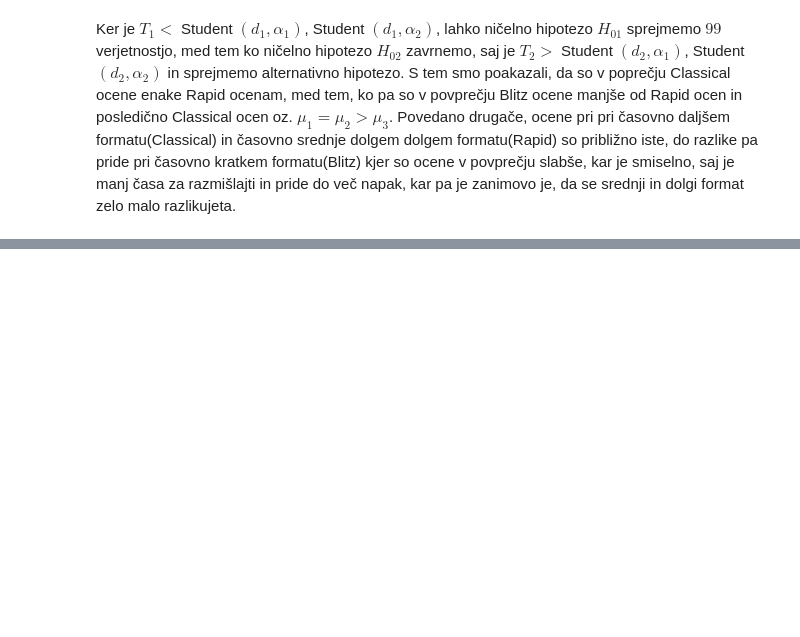
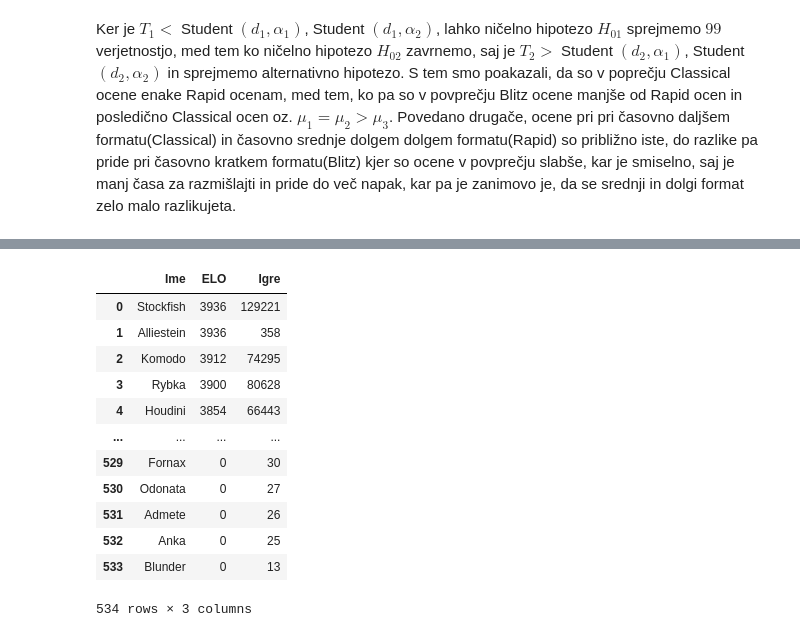
Before and after one commit to UrosKosmac123/Sahisti-sveta, a Jupyter notebook: Analiza.ipynb, the cells around one changed output, grey strips where cells are left out. Drawn from its saved outputs; the diff is of its cells as text; code cells hidden in the pictures; blank space fills up the shorter version.

```diff
--- a/Analiza.ipynb
+++ b/Analiza.ipynb
@@ -574,0 +600,16 @@ Povedano drugače, ocene pri pri časovno daljšem formatu(Classical) in časovn
+# %%
+df
+# %% [output]
+|  | Ime | ELO | Igre |
+| 0 | Stockfish | 3936 | 129221 |
+| 1 | Alliestein | 3936 | 358 |
+| 2 | Komodo | 3912 | 74295 |
+| 3 | Rybka | 3900 | 80628 |
+| 4 | Houdini | 3854 | 66443 |
+| ... | ... | ... | ... |
+| 529 | Fornax | 0 | 30 |
+| 530 | Odonata | 0 | 27 |
+| 531 | Admete | 0 | 26 |
+| 532 | Anka | 0 | 25 |
+| 533 | Blunder | 0 | 13 |
+534 rows × 3 columns
```
Also changed, not shown: parts of 7 cells of this notebook, 6 other files.
